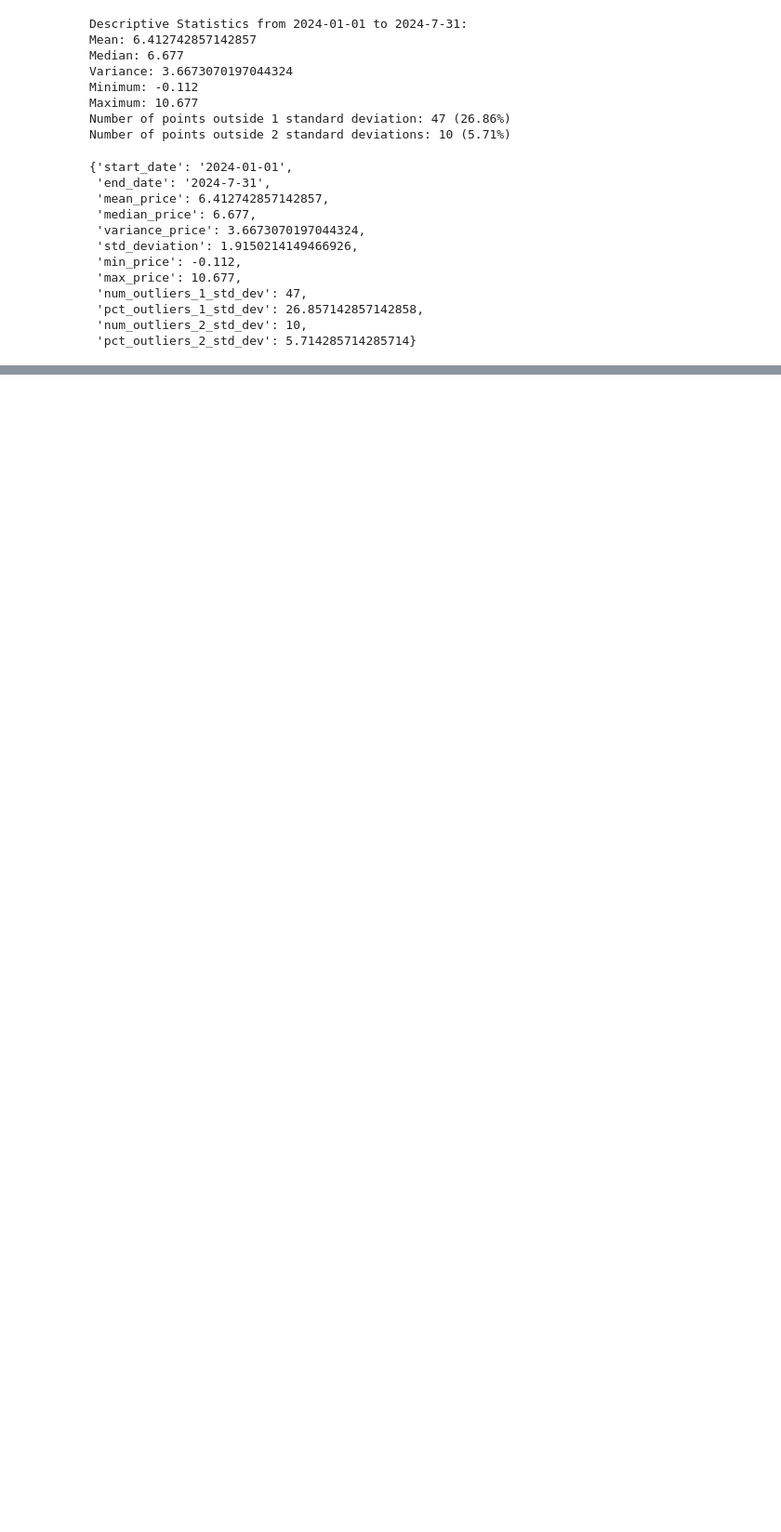
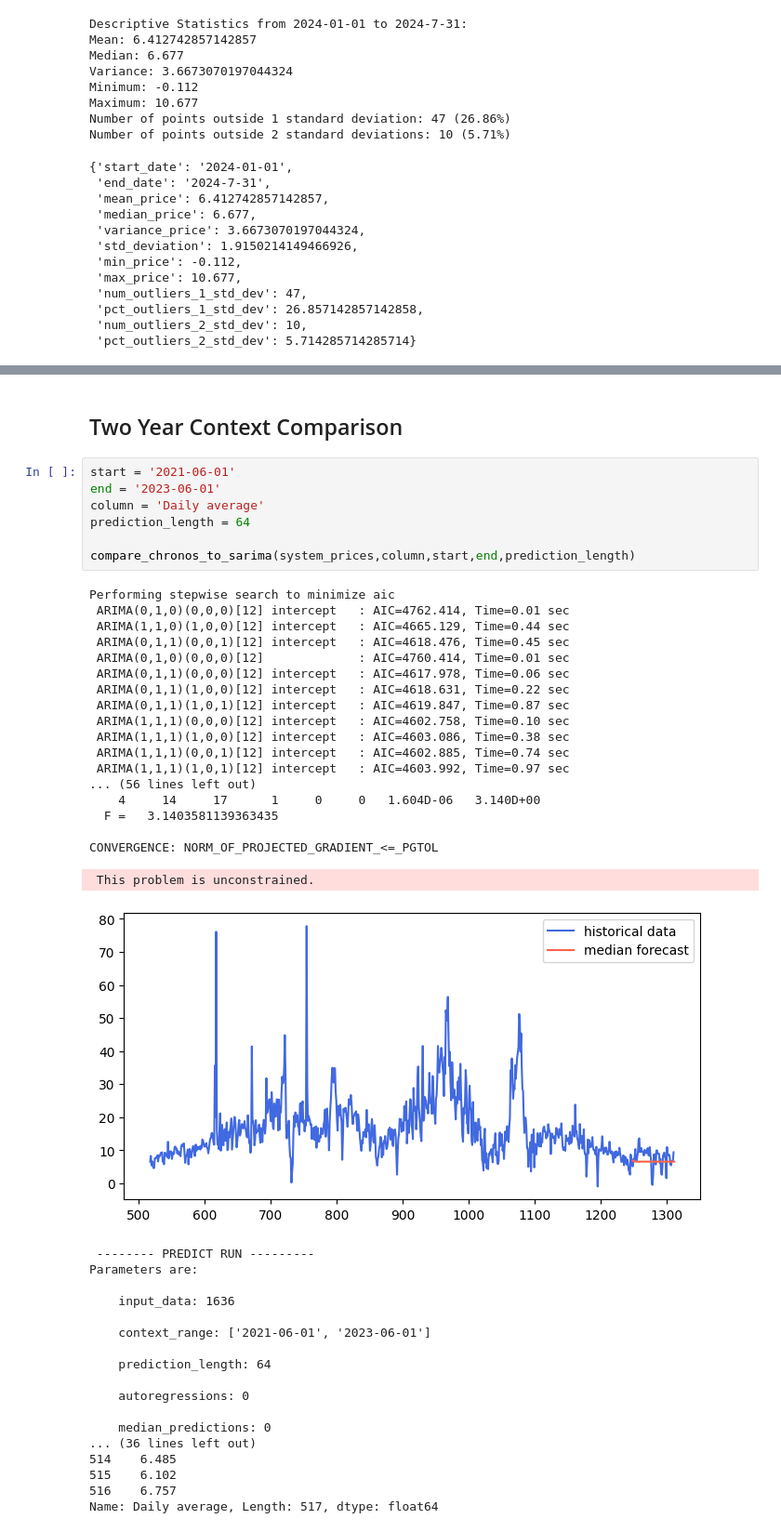
Before and after one commit to williamrodz/llm_for_ts_electricity_prices_forecasting, a Jupyter notebook: system_price.ipynb, the cells around one changed output, grey strips where cells are left out. Shown at 93% size. Drawn from its saved outputs; the diff is of its cells as text; blank space fills up the shorter version.

```diff
--- a/system_price.ipynb
+++ b/system_price.ipynb
@@ -360,0 +409,46 @@ calculate_mse
+# %% [markdown]
+## Two Year Context Comparison
+# %%
+start = '2021-06-01'
+end = '2023-06-01'
+column = 'Daily average'
+prediction_length = 64
+
+compare_chronos_to_sarima(system_prices,column,start,end,prediction_length)
+# %% [output]
+Performing stepwise search to minimize aic
+ ARIMA(0,1,0)(0,0,0)[12] intercept   : AIC=4762.414, Time=0.01 sec
+ ARIMA(1,1,0)(1,0,0)[12] intercept   : AIC=4665.129, Time=0.44 sec
+ ARIMA(0,1,1)(0,0,1)[12] intercept   : AIC=4618.476, Time=0.45 sec
+ ARIMA(0,1,0)(0,0,0)[12]             : AIC=4760.414, Time=0.01 sec
+ ARIMA(0,1,1)(0,0,0)[12] intercept   : AIC=4617.978, Time=0.06 sec
+ ARIMA(0,1,1)(1,0,0)[12] intercept   : AIC=4618.631, Time=0.22 sec
+ ARIMA(0,1,1)(1,0,1)[12] intercept   : AIC=4619.847, Time=0.87 sec
+ ARIMA(1,1,1)(0,0,0)[12] intercept   : AIC=4602.758, Time=0.10 sec
+ ARIMA(1,1,1)(1,0,0)[12] intercept   : AIC=4603.086, Time=0.38 sec
+ ARIMA(1,1,1)(0,0,1)[12] intercept   : AIC=4602.885, Time=0.74 sec
+ ARIMA(1,1,1)(1,0,1)[12] intercept   : AIC=4603.992, Time=0.97 sec
+... (56 lines left out)
+    4     14     17      1     0     0   1.604D-06   3.140D+00
+  F =   3.1403581139363435
+
+CONVERGENCE: NORM_OF_PROJECTED_GRADIENT_<=_PGTOL
+ This problem is unconstrained.
+[figure, added]
+ -------- PREDICT RUN ---------
+Parameters are:
+
+    input_data: 1636
+
+    context_range: ['2021-06-01', '2023-06-01']
+
+    prediction_length: 64
+
+    autoregressions: 0
+
+    median_predictions: 0
+... (36 lines left out)
+514    6.485
+515    6.102
+516    6.757
+Name: Daily average, Length: 517, dtype: float64
```
Also changed, not shown: parts of 13 cells of this notebook, 3 other files.
